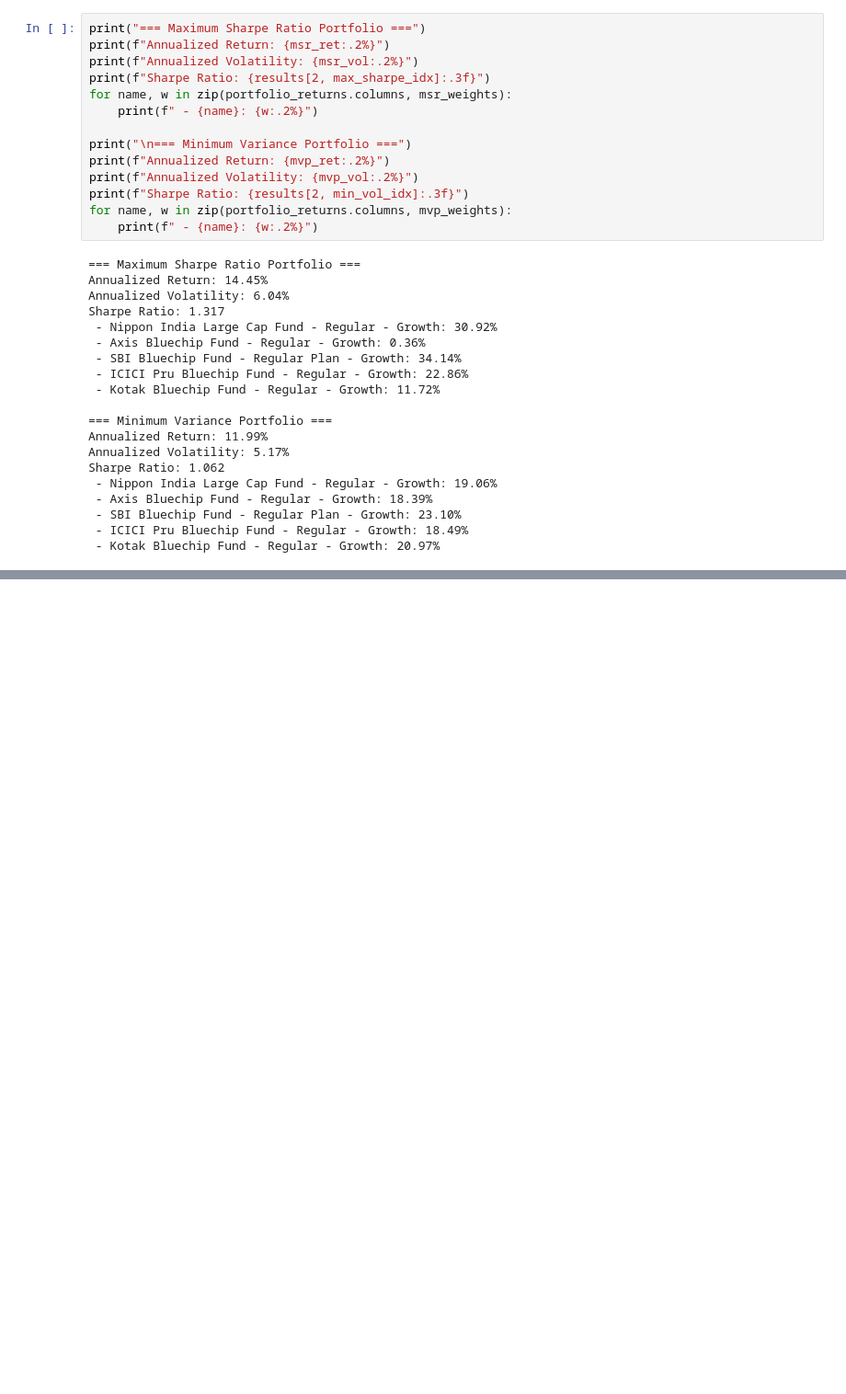
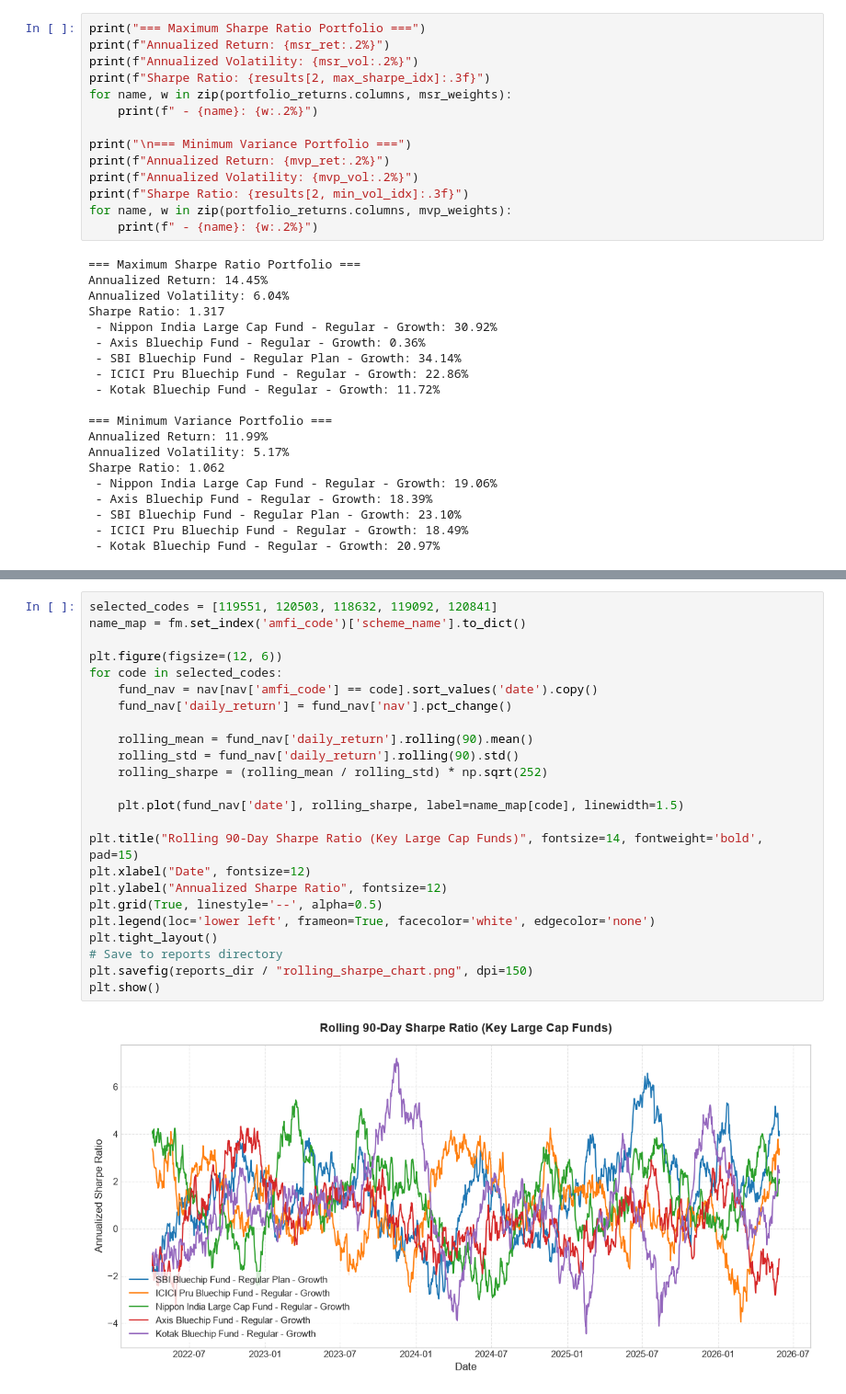
Before and after one commit to rrajput18/MutualFundAnalysis, a Jupyter notebook: notebooks/05_advanced_analytics.ipynb, the cells around one changed output, grey strips where cells are left out. Shown at 92% size. Cells and saved outputs as stored; diff of their text form; blank space fills up the shorter version.

```diff
--- a/notebooks/05_advanced_analytics.ipynb
+++ b/notebooks/05_advanced_analytics.ipynb
@@ -180,0 +247,26 @@ Sharpe Ratio: 1.062
+# %%
+selected_codes = [119551, 120503, 118632, 119092, 120841]
+name_map = fm.set_index('amfi_code')['scheme_name'].to_dict()
+
+plt.figure(figsize=(12, 6))
+for code in selected_codes:
+    fund_nav = nav[nav['amfi_code'] == code].sort_values('date').copy()
+    fund_nav['daily_return'] = fund_nav['nav'].pct_change()
+
+    rolling_mean = fund_nav['daily_return'].rolling(90).mean()
+    rolling_std = fund_nav['daily_return'].rolling(90).std()
+    rolling_sharpe = (rolling_mean / rolling_std) * np.sqrt(252)
+
+    plt.plot(fund_nav['date'], rolling_sharpe, label=name_map[code], linewidth=1.5)
+
+plt.title("Rolling 90-Day Sharpe Ratio (Key Large Cap Funds)", fontsize=14, fontweight='bold', pad=15)
+plt.xlabel("Date", fontsize=12)
+plt.ylabel("Annualized Sharpe Ratio", fontsize=12)
+plt.grid(True, linestyle='--', alpha=0.5)
+plt.legend(loc='lower left', frameon=True, facecolor='white', edgecolor='none')
+plt.tight_layout()
+# Save to reports directory
+plt.savefig(reports_dir / "rolling_sharpe_chart.png", dpi=150)
+plt.show()
+# %% [output]
+[figure, added]
```
Also changed, not shown: parts of 14 cells of this notebook, 3 other files.
